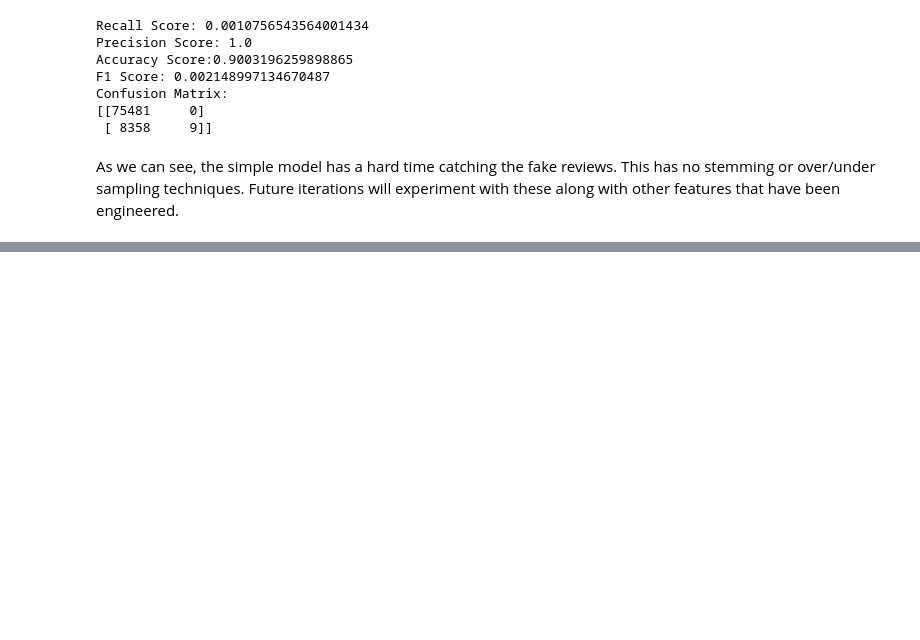
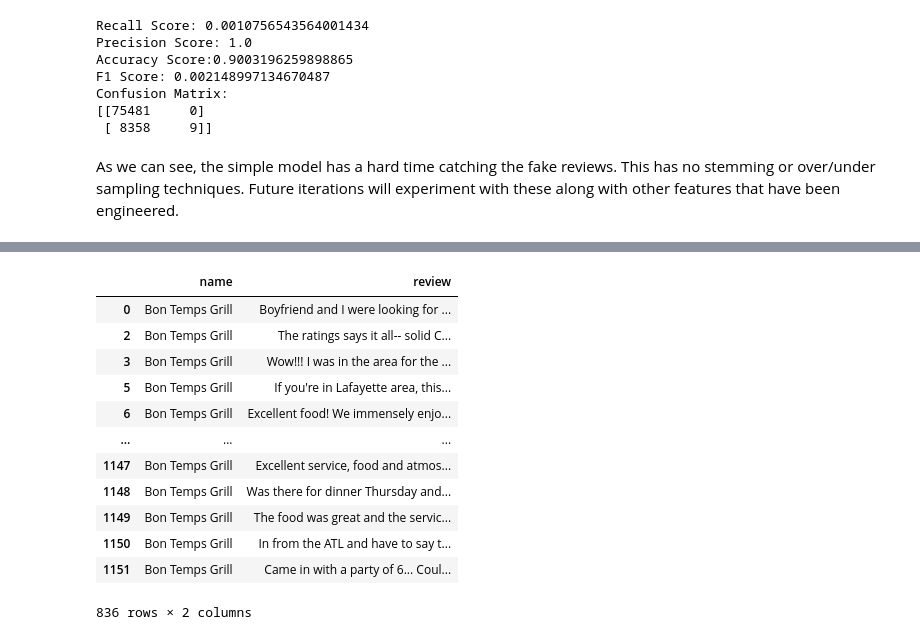
Before and after one commit to mmceld2/NLP_Fake_Reviews, a Jupyter notebook: Notebook.ipynb, the cells around one changed output, grey strips where cells are left out. Drawn from its saved outputs; the diff is of its cells as text; code cells hidden in the pictures; blank space fills up the shorter version.

```diff
--- a/Notebook.ipynb
+++ b/Notebook.ipynb
@@ -254,0 +324,4 @@ As we can see, the simple model has a hard time catching the fake reviews. This
+# %%
+picklefile = open('test2', 'rb')
+# %%
+df_pickled = pickle.load(picklefile)
@@ -254,0 +330,17 @@ As we can see, the simple model has a hard time catching the fake reviews. This
+# %%
+BonTemps_df = df_pickled
+BonTemps_df
+# %% [output]
+|  | name | review |
+| 0 | Bon Temps Grill | Boyfriend and I were looking for ... |
+| 2 | Bon Temps Grill | The ratings says it all-- solid C... |
+| 3 | Bon Temps Grill | Wow!!! I was in the area for the ... |
+| 5 | Bon Temps Grill | If you're in Lafayette area, this... |
+| 6 | Bon Temps Grill | Excellent food! We immensely enjo... |
+| ... | ... | ... |
+| 1147 | Bon Temps Grill | Excellent service, food and atmos... |
+| 1148 | Bon Temps Grill | Was there for dinner Thursday and... |
+| 1149 | Bon Temps Grill | The food was great and the servic... |
+| 1150 | Bon Temps Grill | In from the ATL and have to say t... |
+| 1151 | Bon Temps Grill | Came in with a party of 6... Coul... |
+836 rows × 2 columns
```
Also changed, not shown: parts of 7 cells of this notebook, 5 other files.
